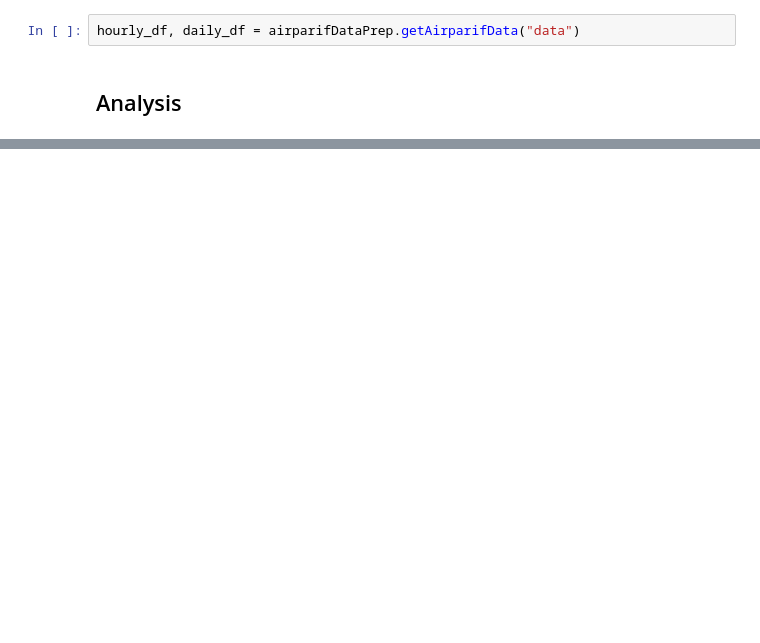
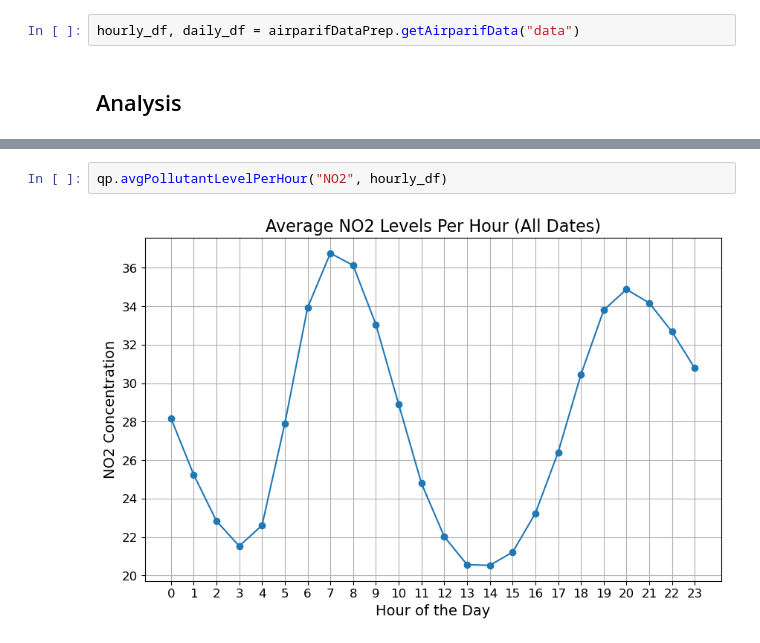
Before and after one commit to Hu9o73/green_ai_project, a Jupyter notebook: main.ipynb, the cells around one changed output, grey strips where cells are left out. Drawn from its saved outputs; the diff is of its cells as text; blank space fills up the shorter version.

```diff
--- a/main.ipynb
+++ b/main.ipynb
@@ -24,0 +32,4 @@ plot = qp.quickRegPlot(daily_df, "date", "NO2", True, 7)
+# %%
+qp.avgPollutantLevelPerHour("NO2", hourly_df)
+# %% [output]
+[figure, added]
```
Also changed, not shown: parts of 6 cells of this notebook, 1 other file.
